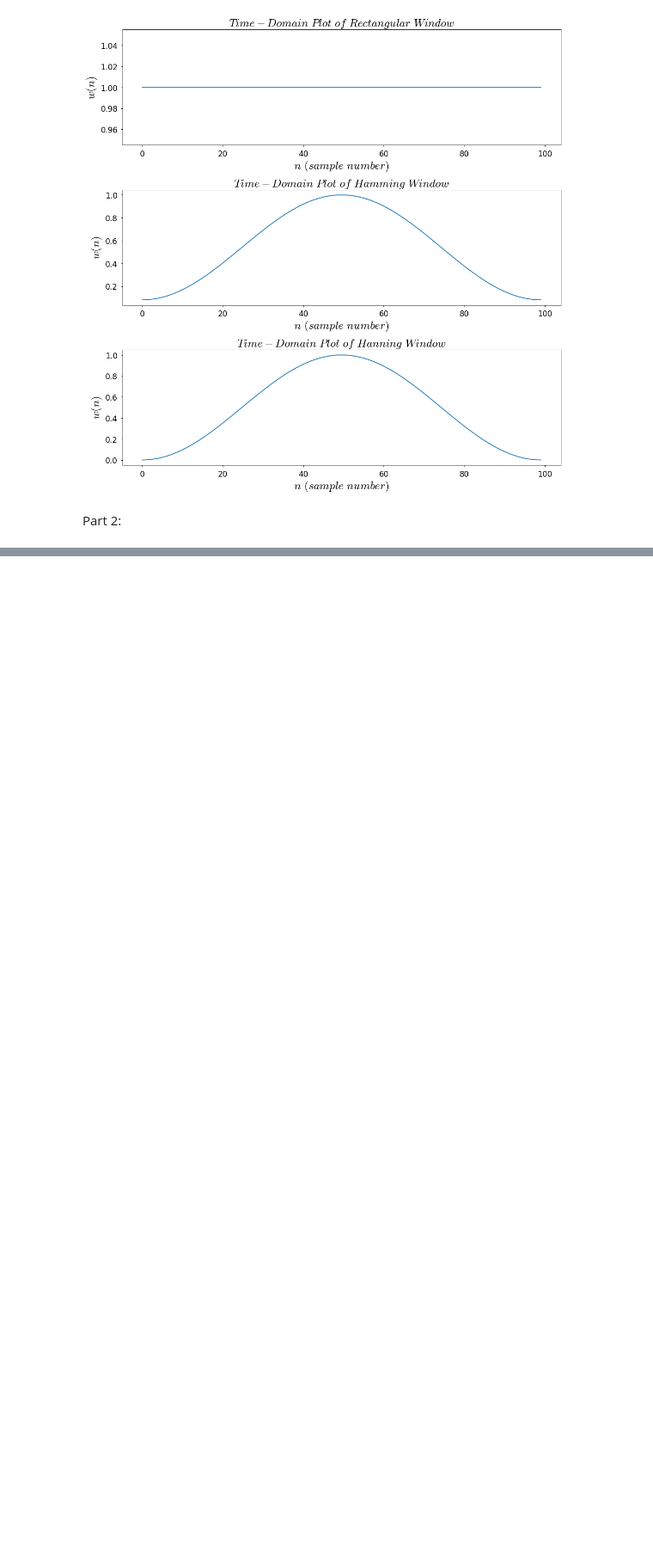
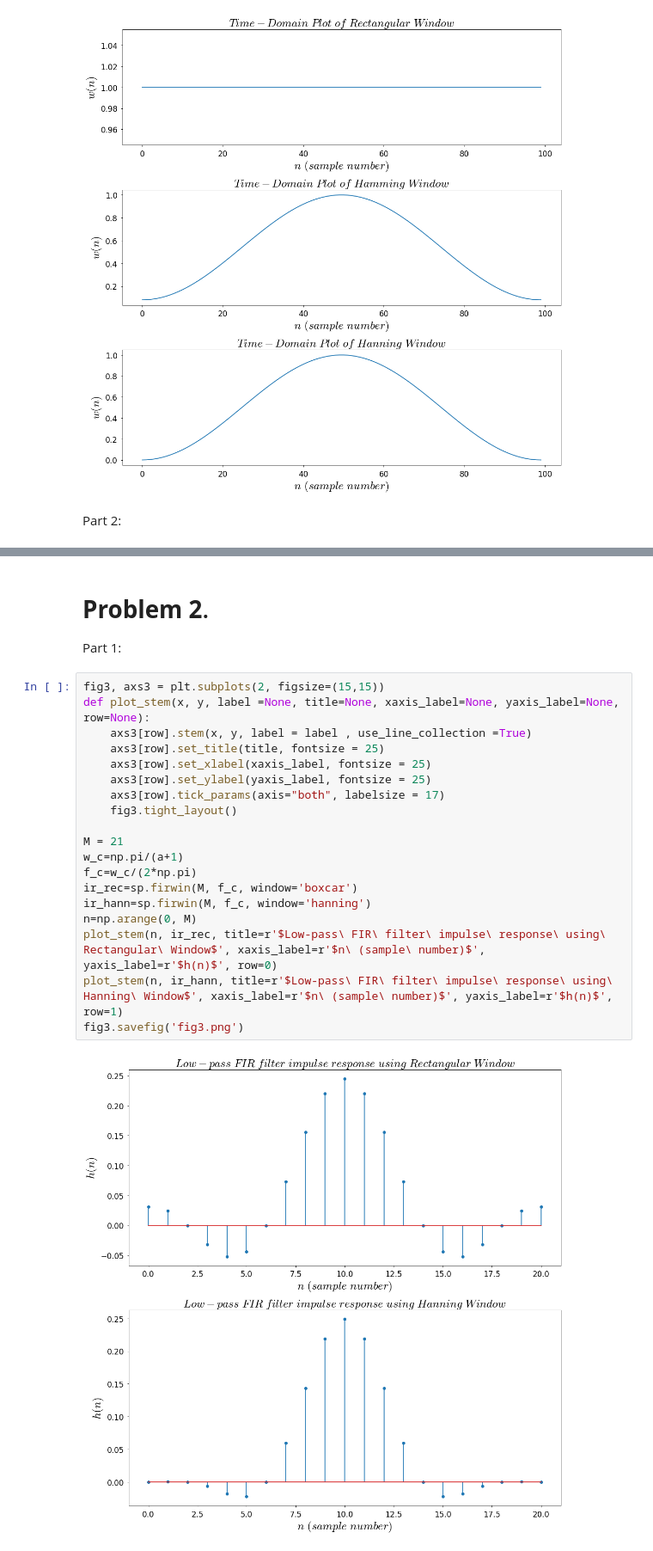
Before and after one commit to Harsha1569/DSP_Lab, a Jupyter notebook: Experiment_7/Experiment_7.ipynb, the cells around one changed output, grey strips where cells are left out. Shown at 86% size. Cells and saved outputs as stored; diff of their text form; blank space fills up the shorter version.

```diff
--- a/Experiment_7/Experiment_7.ipynb
+++ b/Experiment_7/Experiment_7.ipynb
@@ -114,0 +111,24 @@ fig2.savefig('fig2.png')
+# %% [markdown]
+# **Problem** **2**. <br>
+Part 1: <br>
+# %%
+fig3, axs3 = plt.subplots(2, figsize=(15,15))
+def plot_stem(x, y, label =None, title=None, xaxis_label=None, yaxis_label=None, row=None):
+    axs3[row].stem(x, y, label = label , use_line_collection =True)
+    axs3[row].set_title(title, fontsize = 25)
+    axs3[row].set_xlabel(xaxis_label, fontsize = 25)
+    axs3[row].set_ylabel(yaxis_label, fontsize = 25)
+    axs3[row].tick_params(axis="both", labelsize = 17)
+    fig3.tight_layout()
+
+M = 21
+w_c=np.pi/(a+1)
+f_c=w_c/(2*np.pi)
+ir_rec=sp.firwin(M, f_c, window='boxcar')
+ir_hann=sp.firwin(M, f_c, window='hanning')
+n=np.arange(0, M)
+plot_stem(n, ir_rec, title=r'$Low-pass\ FIR\ filter\ impulse\ response\ using\ Rectangular\ Window$', xaxis_label=r'$n\ (sample\ number)$', yaxis_label=r'$h(n)$', row=0)
+plot_stem(n, ir_hann, title=r'$Low-pass\ FIR\ filter\ impulse\ response\ using\ Hanning\ Window$', xaxis_label=r'$n\ (sample\ number)$', yaxis_label=r'$h(n)$', row=1)
+fig3.savefig('fig3.png')
+# %% [output]
+[figure, added]
```
Also changed, not shown: parts of 11 cells of this notebook.
